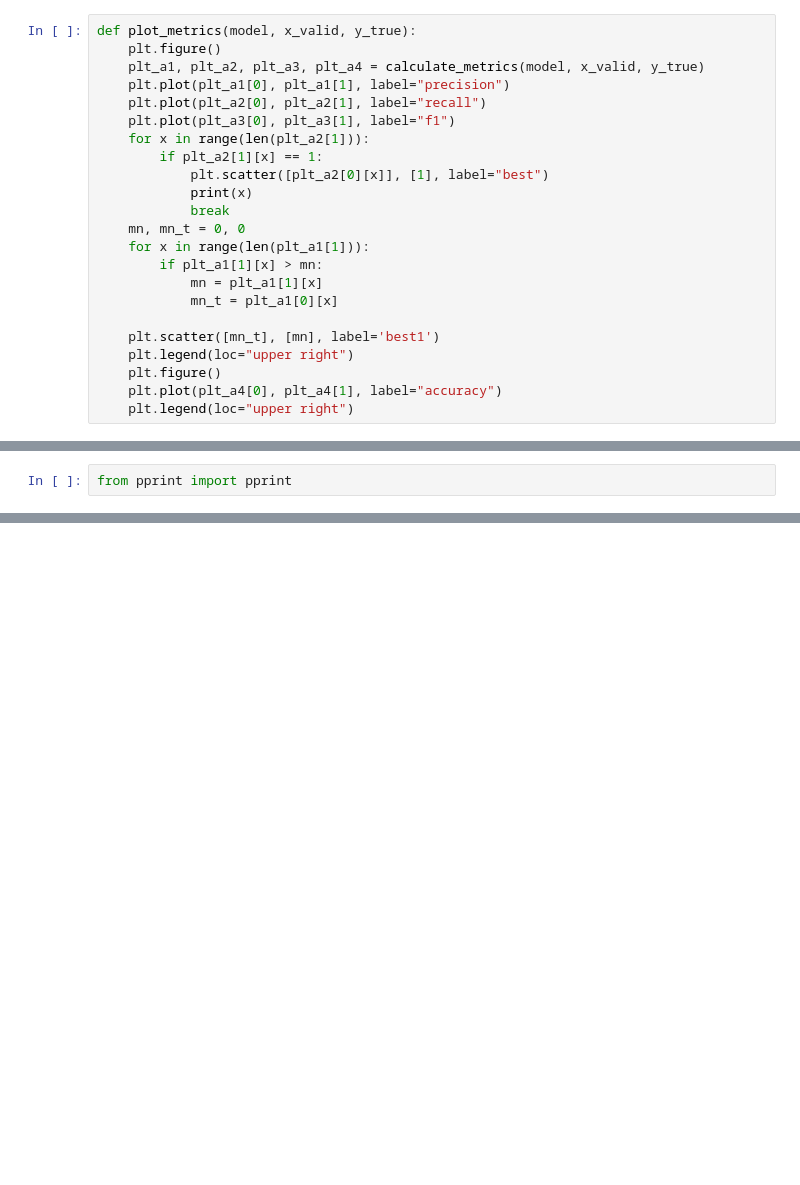
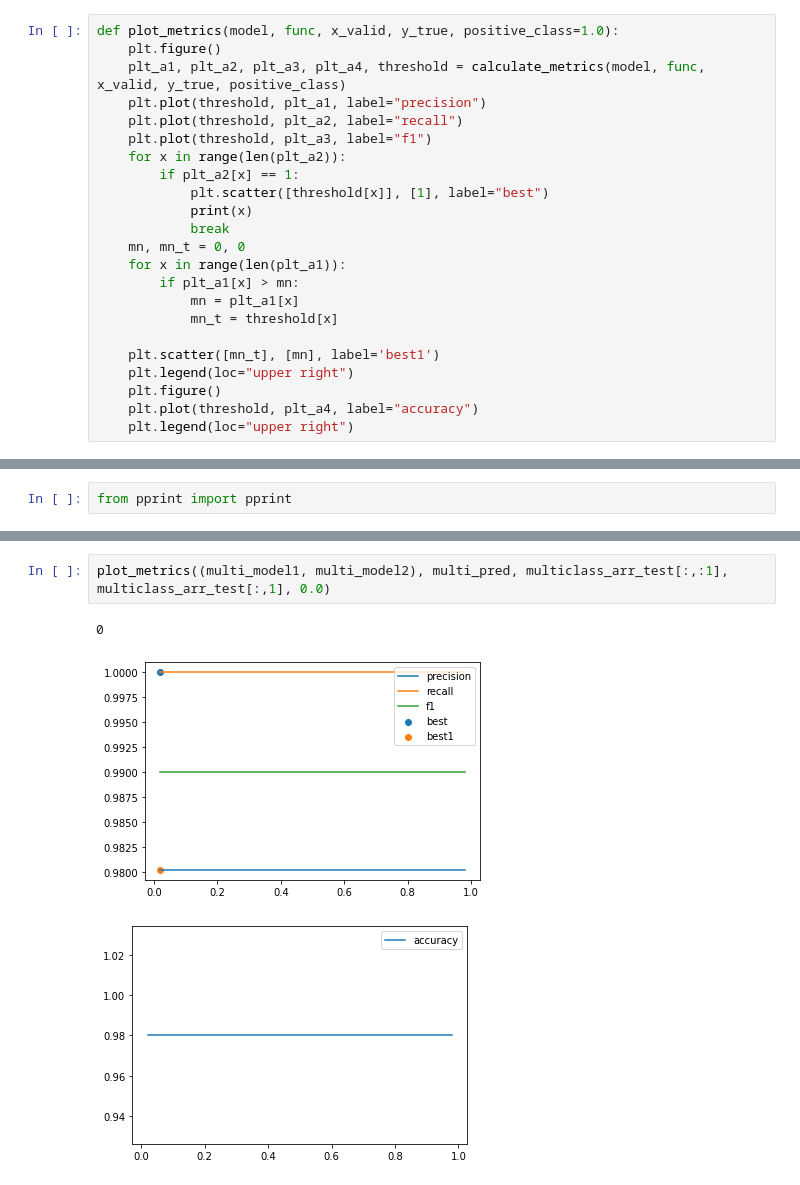
Before and after one commit to GSKW/ML, a Jupyter notebook: practice/business_solution.ipynb, the cells around one changed output, grey strips where cells are left out. Drawn from its saved outputs; the diff is of its cells as text; blank space fills up the shorter version.

```diff
--- a/practice/business_solution.ipynb
+++ b/practice/business_solution.ipynb
@@ -212,24 +350,24 @@ def calculate_metrics(classifier, x, y):
 # %%
-def plot_metrics(model, x_valid, y_true):
+def plot_metrics(model, func, x_valid, y_true, positive_class=1.0):
     plt.figure()
-    plt_a1, plt_a2, plt_a3, plt_a4 = calculate_metrics(model, x_valid, y_true)
-    plt.plot(plt_a1[0], plt_a1[1], label="precision")
-    plt.plot(plt_a2[0], plt_a2[1], label="recall")
-    plt.plot(plt_a3[0], plt_a3[1], label="f1")
-    for x in range(len(plt_a2[1])):
-        if plt_a2[1][x] == 1:
-            plt.scatter([plt_a2[0][x]], [1], label="best")
+    plt_a1, plt_a2, plt_a3, plt_a4, threshold = calculate_metrics(model, func, x_valid, y_true, positive_class)
+    plt.plot(threshold, plt_a1, label="precision")
+    plt.plot(threshold, plt_a2, label="recall")
+    plt.plot(threshold, plt_a3, label="f1")
+    for x in range(len(plt_a2)):
+        if plt_a2[x] == 1:
+            plt.scatter([threshold[x]], [1], label="best")
             print(x)
             break
     mn, mn_t = 0, 0
-    for x in range(len(plt_a1[1])):
-        if plt_a1[1][x] > mn:
-            mn = plt_a1[1][x]
-            mn_t = plt_a1[0][x]
+    for x in range(len(plt_a1)):
+        if plt_a1[x] > mn:
+            mn = plt_a1[x]
+            mn_t = threshold[x]
 
     plt.scatter([mn_t], [mn], label='best1')
     plt.legend(loc="upper right")
     plt.figure()
-    plt.plot(plt_a4[0], plt_a4[1], label="accuracy")
+    plt.plot(threshold, plt_a4, label="accuracy")
     plt.legend(loc="upper right")
 # %%
@@ -481,0 +673,6 @@ pprint([[x*y for x in range(1,10)] for y in range(1, 10)])
+# %%
+plot_metrics((multi_model1, multi_model2), multi_pred, multiclass_arr_test[:,:1], multiclass_arr_test[:,1], 0.0)
+# %% [output]
+0
+[figure, added]
+[figure, added]
```
Also changed, not shown: parts of 16 cells of this notebook.
